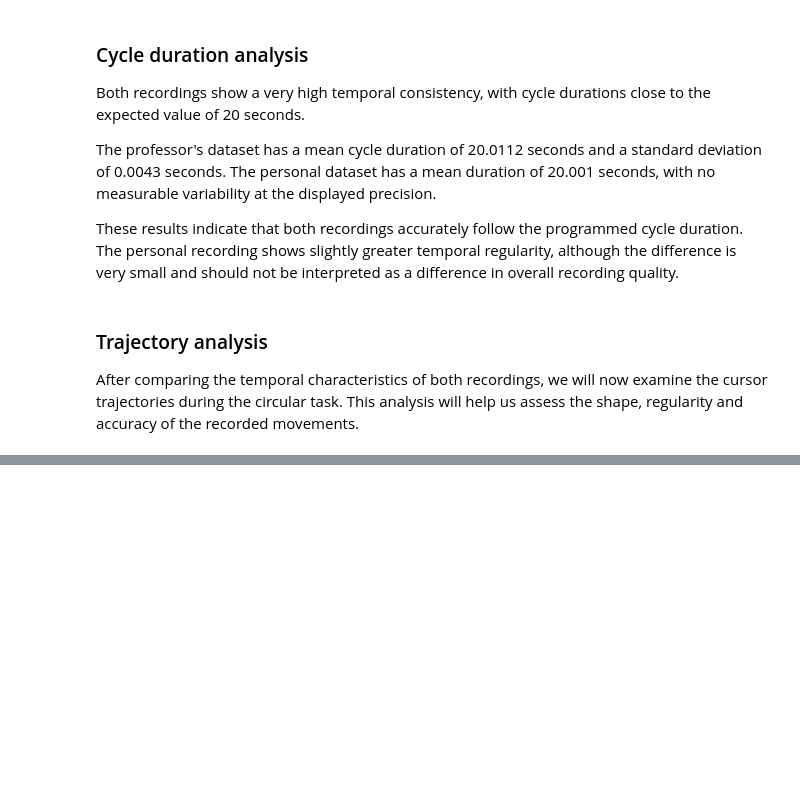
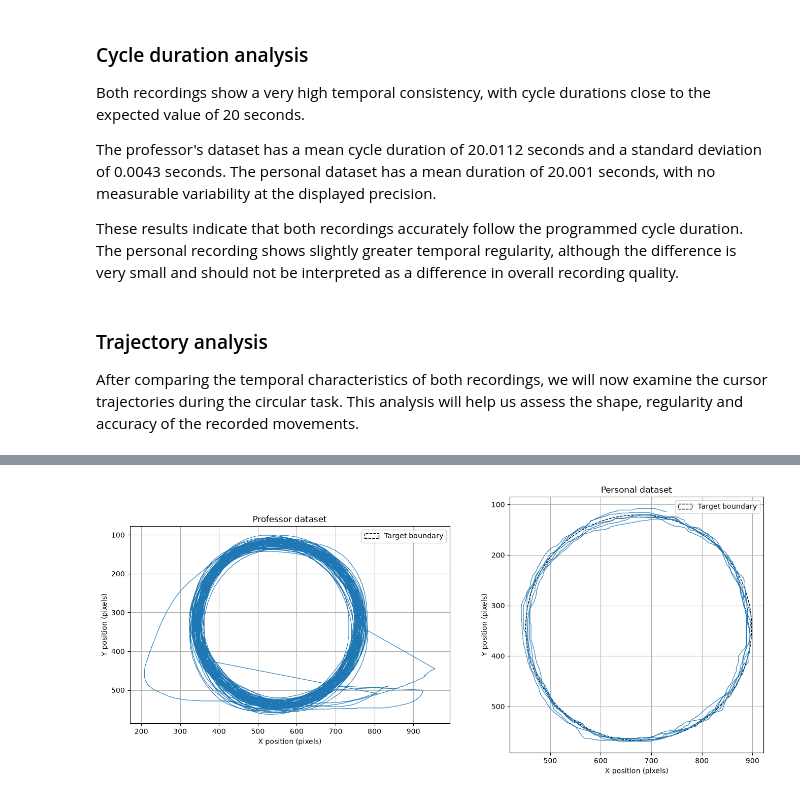
Before and after one commit to vidusha1234/py-git-R-circular-task-analysis, a Jupyter notebook: comparison-validation.ipynb, the cells around one changed output, grey strips where cells are left out. Drawn from its saved outputs; the diff is of its cells as text; code cells hidden in the pictures; blank space fills up the shorter version.

Commit message:
trajectory analysis code

```diff
--- a/comparison-validation.ipynb
+++ b/comparison-validation.ipynb
@@ -259,0 +282,57 @@ After comparing the temporal characteristics of both recordings, we will now exa
+# %%
+from matplotlib.patches import Circle
+
+# Task parameters
+prof_center = (552, 330)
+personal_center = (675, 344)
+
+prof_radius = 209.5
+personal_radius = 223.5
+
+# Create two plots
+fig, axes = plt.subplots(1, 2, figsize=(14, 6))
+
+# Professor trajectory
+axes[0].plot(
+    prof["data"][:, 1],
+    prof["data"][:, 2],
+    linewidth=0.8
+)
+
+axes[0].add_patch(
+    Circle(prof_center, prof_radius, fill=False,
+           linestyle="--", label="Target boundary")
+)
+
+axes[0].set_title("Professor dataset")
+axes[0].set_xlabel("X position (pixels)")
+axes[0].set_ylabel("Y position (pixels)")
+axes[0].set_aspect("equal")
+axes[0].invert_yaxis()
+axes[0].legend()
+axes[0].grid()
+
+# Personal trajectory
+axes[1].plot(
+    personal["data"][:, 1],
+    personal["data"][:, 2],
+    linewidth=0.8
+)
+
+axes[1].add_patch(
+    Circle(personal_center, personal_radius, fill=False,
+           linestyle="--", label="Target boundary")
+)
+
+axes[1].set_title("Personal dataset")
+axes[1].set_xlabel("X position (pixels)")
+axes[1].set_ylabel("Y position (pixels)")
+axes[1].set_aspect("equal")
+axes[1].invert_yaxis()
+axes[1].legend()
+axes[1].grid()
+
+plt.tight_layout()
+plt.show()
+# %% [output]
+[figure, added]
```
Also changed, not shown: parts of 1 cell of this notebook.
